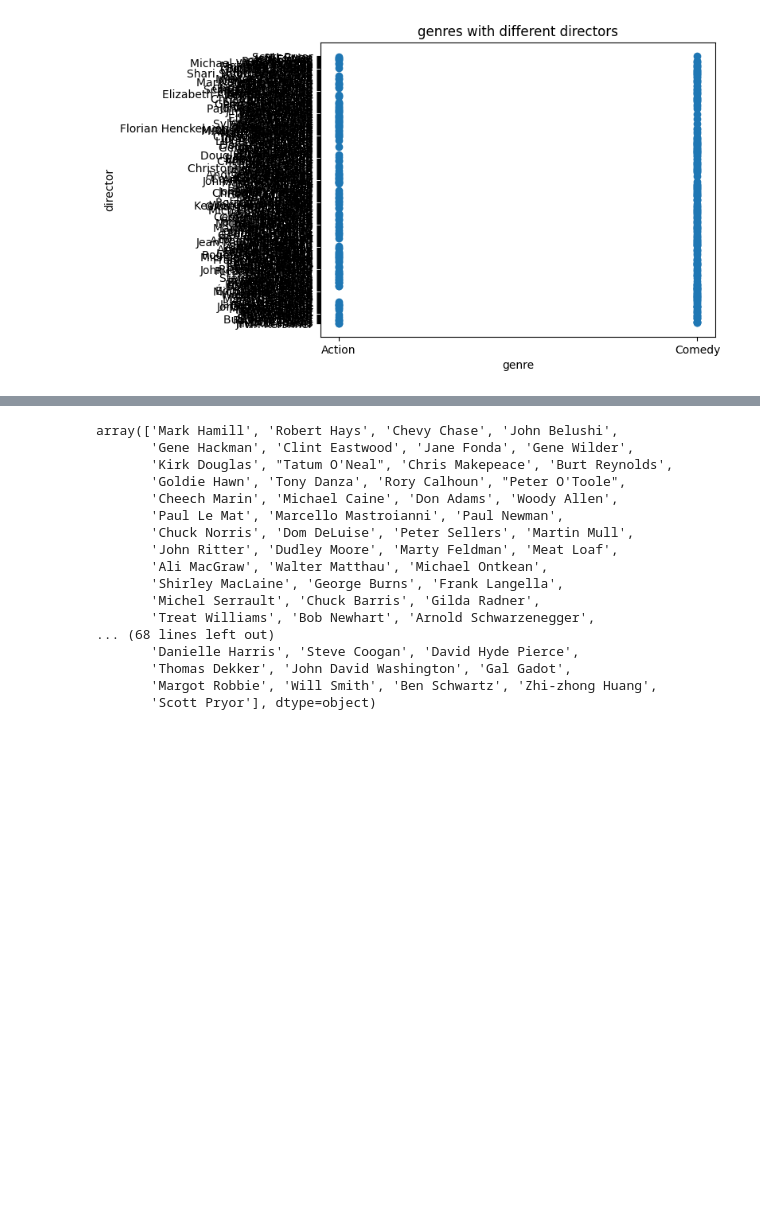
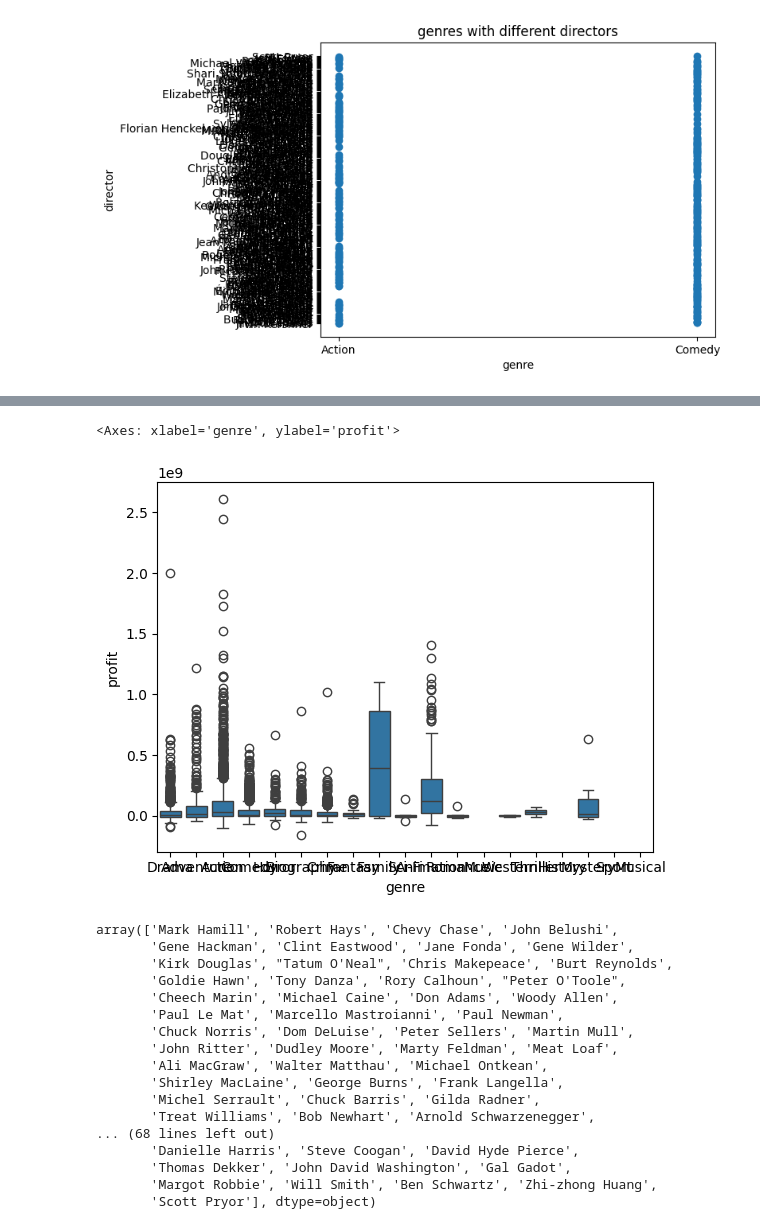
Before and after one commit to Kaidense2026/Pop_culture-, a Jupyter notebook: Pop_Culture_research_project.ipynb, the cells around one changed output, grey strips where cells are left out. Saved outputs shown, nothing was run; the diff lists cells and outputs as text; code cells hidden in the pictures; blank space fills up the shorter version.

```diff
--- a/Pop_Culture_research_project.ipynb
+++ b/Pop_Culture_research_project.ipynb
@@ -618,3 +626,11 @@ Alt hypothisis: There is a difference in profit between Acton and Comedy over th
+# %%
+movies.groupby("genre")["profit"].describe()
+import seaborn as sns
+
+sns.boxplot(data=movies, x="genre", y="profit")
+# %% [output]
+<Axes: xlabel='genre', ylabel='profit'>
+[figure, added]
 # %%
 refiltered_movies['star'].unique()
 # %% [output]
```
Also changed, not shown: parts of 3 cells of this notebook.
